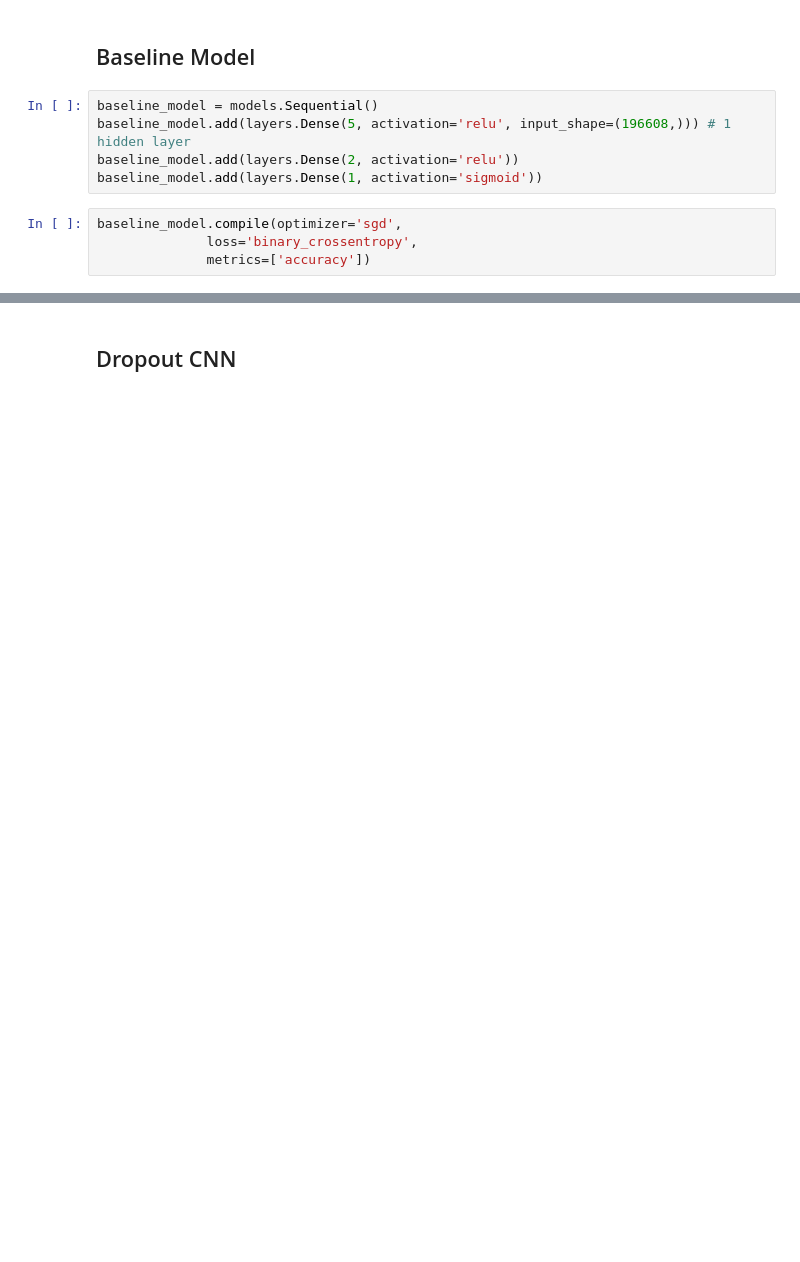
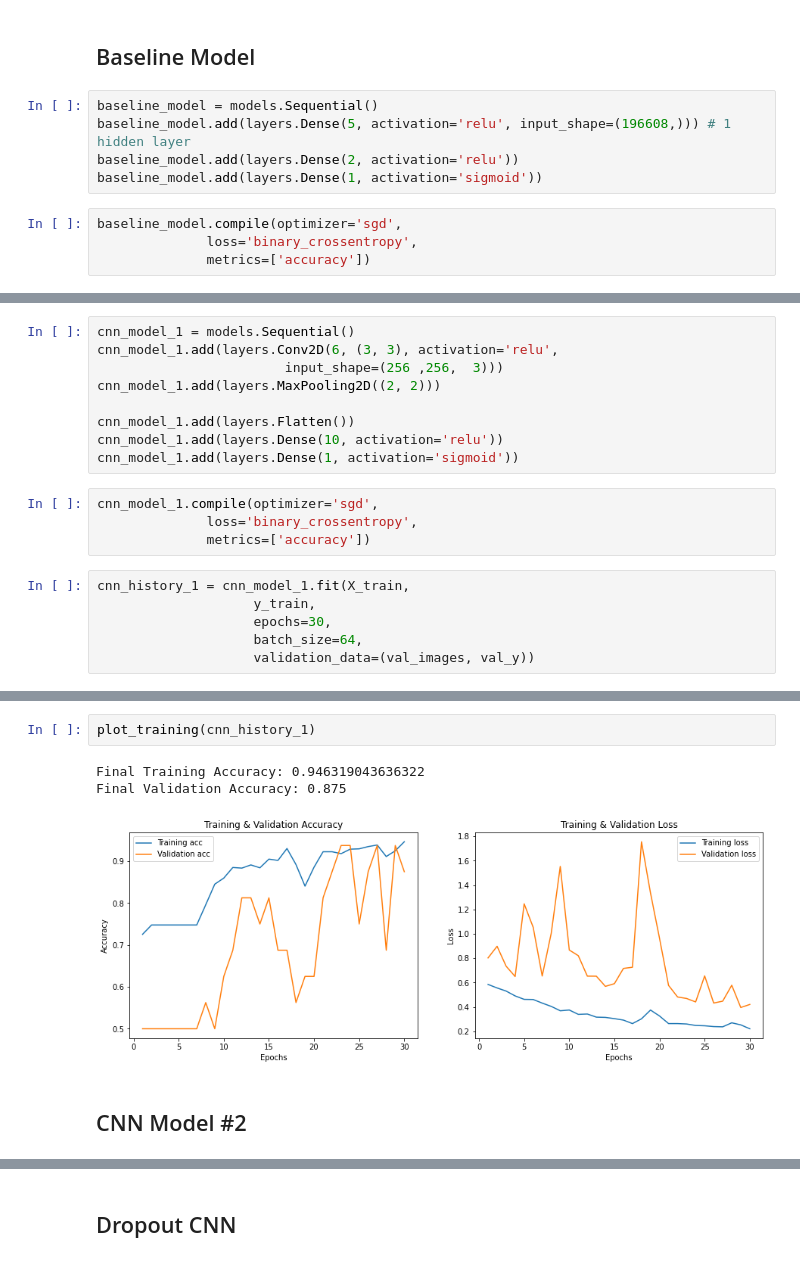
Before and after one commit to bentoler22/Flatiron_Phase_4_Project, a Jupyter notebook: Chest_Xray_Pneumonia_Classification.ipynb, the cells around one changed output, grey strips where cells are left out. Cells and saved outputs as stored; diff of their text form; blank space fills up the shorter version.

```diff
--- a/Chest_Xray_Pneumonia_Classification.ipynb
+++ b/Chest_Xray_Pneumonia_Classification.ipynb
@@ -294,0 +168,19 @@ model_5.evaluate(val_images, val_y)
+# %%
+cnn_model_1 = models.Sequential()
+cnn_model_1.add(layers.Conv2D(6, (3, 3), activation='relu',
+                        input_shape=(256 ,256,  3)))
+cnn_model_1.add(layers.MaxPooling2D((2, 2)))
+
+cnn_model_1.add(layers.Flatten())
+cnn_model_1.add(layers.Dense(10, activation='relu'))
+cnn_model_1.add(layers.Dense(1, activation='sigmoid'))
+# %%
+cnn_model_1.compile(optimizer='sgd',
+              loss='binary_crossentropy',
+              metrics=['accuracy'])
+# %%
+cnn_history_1 = cnn_model_1.fit(X_train,
+                    y_train,
+                    epochs=30,
+                    batch_size=64,
+                    validation_data=(val_images, val_y))
@@ -294,0 +205,8 @@ model_5.evaluate(val_images, val_y)
+# %%
+plot_training(cnn_history_1)
+# %% [output]
+Final Training Accuracy: 0.946319043636322
+Final Validation Accuracy: 0.875
+[figure, added]
+# %% [markdown]
+## CNN Model #2
```
Also changed, not shown: parts of 51 cells of this notebook.
